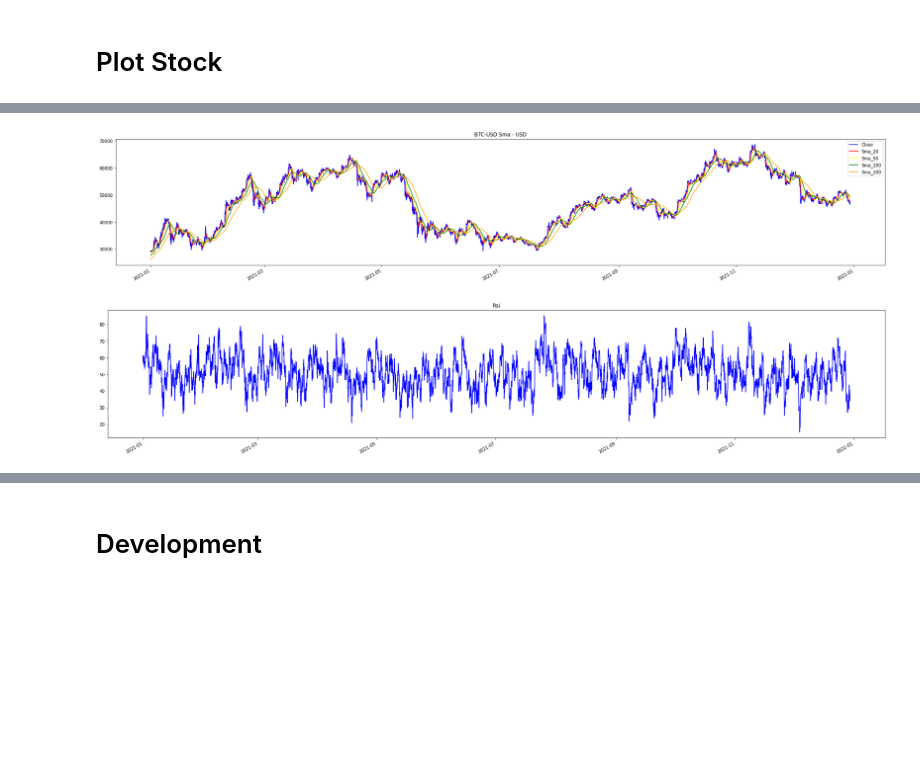
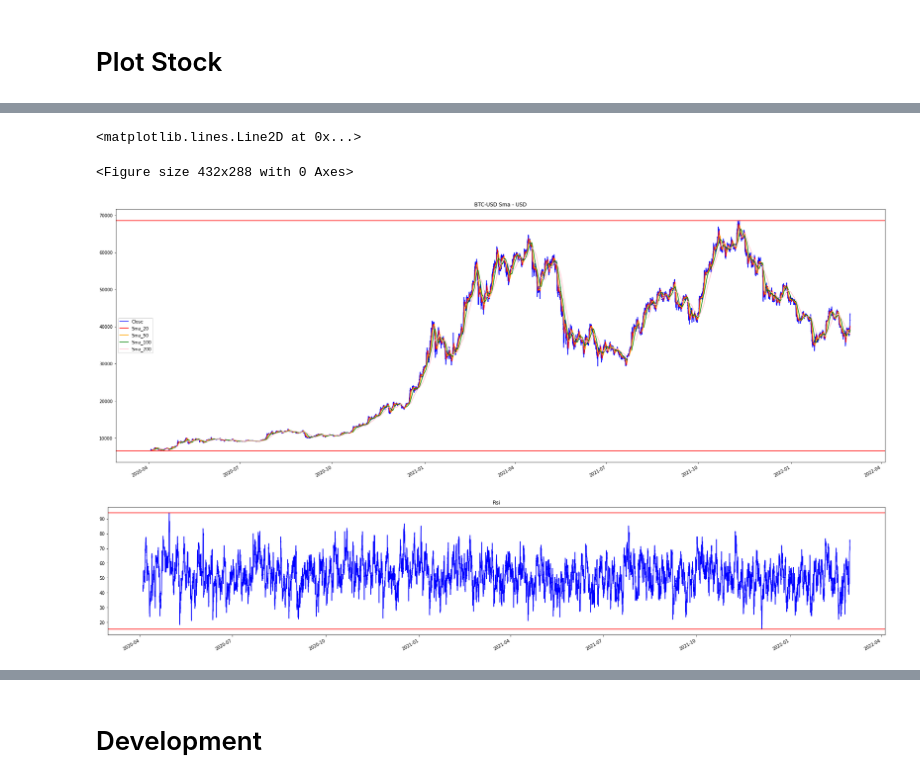
Before and after one commit to MarcoPluchino/2021_FinanceJupyterTutorial, a Jupyter notebook: rbt/notebook/wc_20220329_prova.ipynb, the cells around one changed output, grey strips where cells are left out. Cells and saved outputs as stored; diff of their text form; code cells hidden in the pictures; blank space fills up the shorter version.

```diff
--- a/rbt/notebook/wc_20220329_prova.ipynb
+++ b/rbt/notebook/wc_20220329_prova.ipynb
@@ -10,7 +10,7 @@ sys.path.append(os.path.abspath("../../")) # My .py library
 import rbt.py.excel as exc
 from rbt.py.index import Index
 # COLORS
-color       = ['blue','red','yellow','green','orange','brown']
+color       = ['blue','red','orange','green','pink','brown']
 # READ SWC
 swc         = exc.Swc(enable=False, SWC_file=os.path.abspath("../../SWC.xlsx"), verbose=False)
 swc.read()
@@ -32,11 +32,14 @@ Today:  2022-04-01
 # %%
 # DOWNLAOD Data Frame
 # INPUT
-tickers     ="BTC-USD"
-interval    ='1h'
+tickers_list     =["BTC-USD","ETH-USD"]
+interval        ='1h'
 print("start ='",start.strftime(("%Y-%m-%d")),"'") #
 print("end ='",end.strftime(("%Y-%m-%d")),"'")
-stock       = yf.download(tickers = tickers,group_by = 'ticker',start=start.strftime(("%Y-%m-%d")) , end=end.strftime(("%Y-%m-%d")),interval=interval)
+stock           = yf.download(tickers = tickers_list,group_by = 'ticker',start=start.strftime(("%Y-%m-%d")) , end=end.strftime(("%Y-%m-%d")),interval=interval)
+tickers         = tickers_list[0]
+print(tickers_list,tickers,sep='\n')
+stock           = stock[tickers]
 # %% [output]
 start =' 2020-04-03 '
 end =' 2022-04-01 '
@@ -103,14 +140,22 @@ Ultimi 30 giorni
 # %%
 # FROM DATE TO DATE
-p1 = '2021-01-01 00:00:00+00:00' # Point 1
-p2 = '2021-12-30 00:00:00+00:00' # Point 2
+d1 = '2020-01-01 00:00:00+00:00' # Date 1
+d2 = '2022-03-01 00:00:00+00:00' # Date 2
+min,max = stock['Close'].loc[d1:d2].min(),stock['Close'].loc[d1:d2].max()
 print("Interval: ",interval)
-print(stock['Close'].loc[p1:p2].max())
-print(stock['Close'].loc[p1:p2].min())
-
-print(p1,p2,sep='\n')
-sel1 = stock[['Close','Sma_20','Sma_50','Sma_100','Sma_200']].loc[p1:p2].plot(subplots = False,color=color ,figsize=(32,6),title=f'{tickers} Sma - USD') # two days
+print(min,max)
+print(d1,d2,sep='\n')
+# Figure 1
 plt.figure()
-sel2 = stock['Rsi_24'].loc[p1:p2].plot(subplots = False,color=color ,figsize=(32,6),title='Rsi') # two days
+sel1    = stock[['Close','Sma_20','Sma_50','Sma_100','Sma_200']].loc[d1:d2].plot(subplots = False,color=color ,figsize=(32,12),title=f'{tickers} Sma - USD') # two days
+plt.axhline(y=min, color='r', linestyle='-')
+plt.axhline(y=max, color='r', linestyle='-')
+# Figure 2
+plt.figure()
+sel2    = stock['Rsi_24'].loc[d1:d2].plot(subplots = False,color=color ,figsize=(32,6),title='Rsi') # two days
+min     = stock['Rsi_24'].loc[d1:d2].min()
+max     = stock['Rsi_24'].loc[d1:d2].max()
+plt.axhline(y=min, color='r', linestyle='-')
+plt.axhline(y=max, color='r', linestyle='-')
 # %% [output]
 Interval:  1h
@@ -121,2 +165,4 @@ Interval:  1h
+<matplotlib.lines.Line2D at 0x...>
+<Figure size 432x288 with 0 Axes>
-[figure, old version]
+[figure, new version]
-[figure, old version]
+[figure, new version]
```
Also changed, not shown: parts of 7 cells of this notebook, 1 other file.
